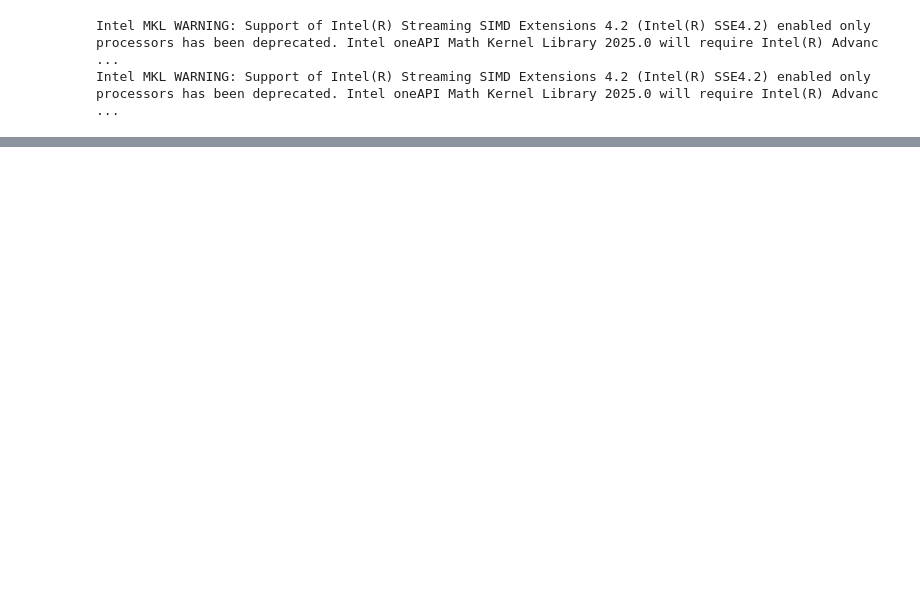
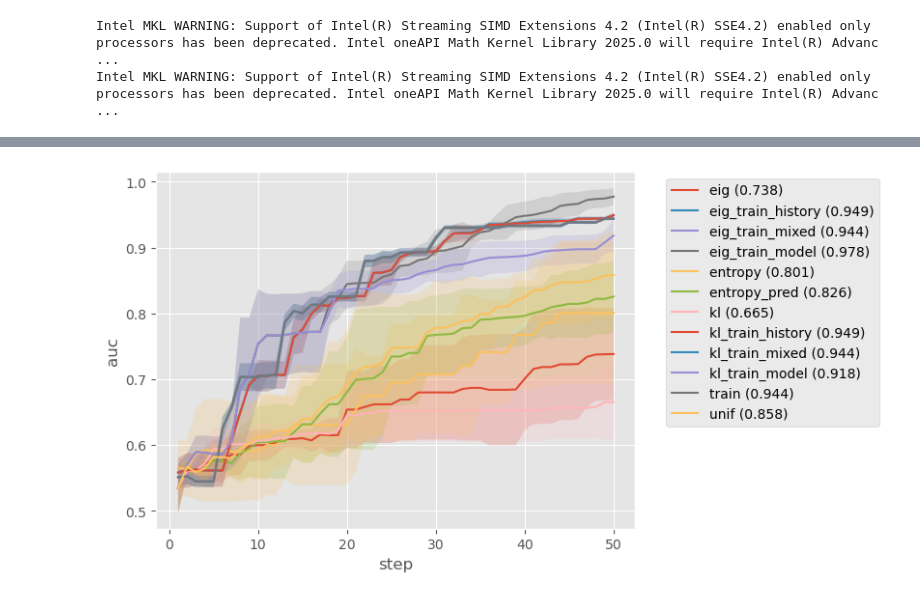
Before and after one commit to jacobandreas/lm-informants, a Jupyter notebook: skeleton.ipynb, the cells around one changed output, grey strips where cells are left out. Saved outputs shown, nothing was run; the diff lists cells and outputs as text; code cells hidden in the pictures; blank space fills up the shorter version.

```diff
--- a/skeleton.ipynb
+++ b/skeleton.ipynb
@@ -327,0 +78,22 @@ Text(0, 0.5, 'avg_beta_sigma')
+# %%
+n_samples = 50
+n_candidates = 10
+linear_train_dataset = dataset.data
+eval_dataset = load_eval_dataset()
+
+csv = "testrun-bayesian.csv"
+
+strategies = [
+    "train",
+    "unif",
+    "entropy",
+    "entropy_pred",
+    "eig",
+    "eig_train_mixed",
+    "eig_train_model",
+    "eig_train_history",
+    "kl",
+    "kl_train_mixed",
+    "kl_train_model",
+    "kl_train_history",
+]
@@ -327,0 +192,17 @@ Text(0, 0.5, 'avg_beta_sigma')
+# %%
+data = pd.read_csv(csv)
+plt.style.use("ggplot")
+n_seeds = len(data["seed"].unique())
+for strategy, auc_group in data.groupby("strategy")["auc"]:
+    aucs = np.array([eval(l) for l in auc_group.values])
+    mean_auc = aucs.mean(axis=0)
+    ci_rad = 1.96*aucs.std(axis=0)/np.sqrt(n_seeds)
+    x = range(1, len(mean_auc)+1)
+    plt.plot(x, mean_auc, label=f"{strategy} ({round(np.max(mean_auc), 2)})")
+    plt.fill_between(x, mean_auc-ci_rad, mean_auc+ci_rad, alpha=0.2)
+plt.ylabel("auc")
+plt.xlabel("step")
+plt.legend(bbox_to_anchor=(1.05, 1.0), loc='upper left')
+plt.savefig("testrun.pdf", bbox_inches="tight")
+# %% [output]
+[figure, added]
```
Also changed, not shown: parts of 28 cells of this notebook, 2 other files.
